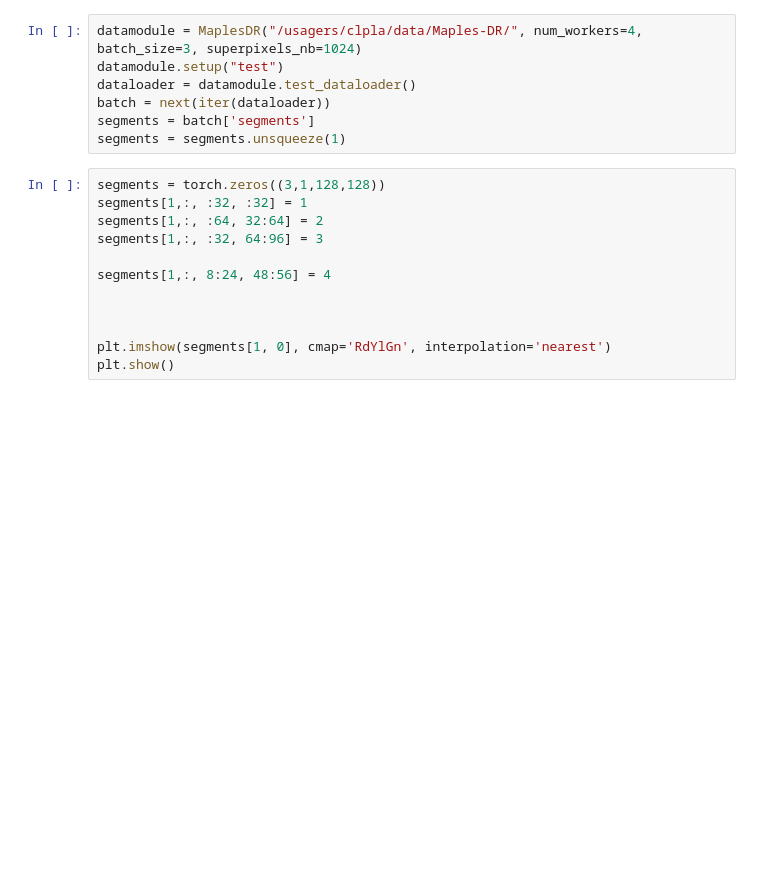
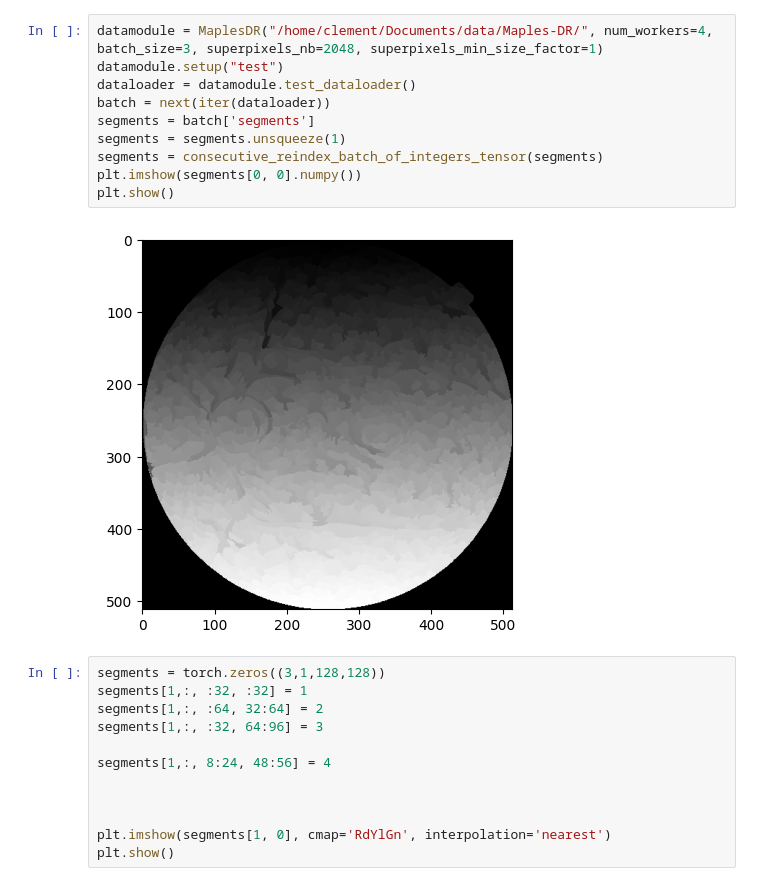
Before and after one commit to ClementPla/RetinalViT, a Jupyter notebook: notebooks/superpixels_neighbours.ipynb, the cells around one changed output. Saved outputs shown, nothing was run; the diff lists cells and outputs as text; blank space fills up the shorter version.

```diff
--- a/notebooks/superpixels_neighbours.ipynb
+++ b/notebooks/superpixels_neighbours.ipynb
@@ -9,10 +17,15 @@ import itertools
 # %%
-datamodule = MaplesDR("/usagers/clpla/data/Maples-DR/", num_workers=4, batch_size=3, superpixels_nb=1024)
+datamodule = MaplesDR("/home/clement/Documents/data/Maples-DR/", num_workers=4, batch_size=3, superpixels_nb=2048, superpixels_min_size_factor=1)
 datamodule.setup("test")
 dataloader = datamodule.test_dataloader()
 batch = next(iter(dataloader))
 segments = batch['segments']
 segments = segments.unsqueeze(1)
+segments = consecutive_reindex_batch_of_integers_tensor(segments)
+plt.imshow(segments[0, 0].numpy())
+plt.show()
+# %% [output]
+[figure, added]
 # %%
 segments = torch.zeros((3,1,128,128))
 segments[1,:, :32, :32] = 1
```
Also changed, not shown: parts of 8 cells of this notebook, 57 other files.
